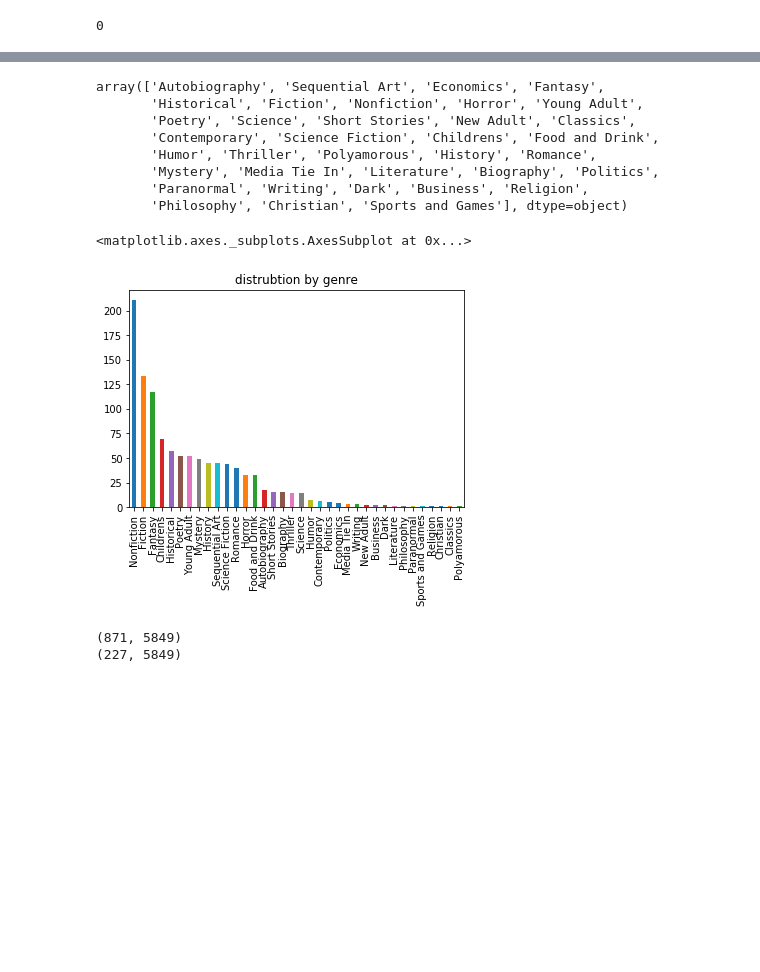
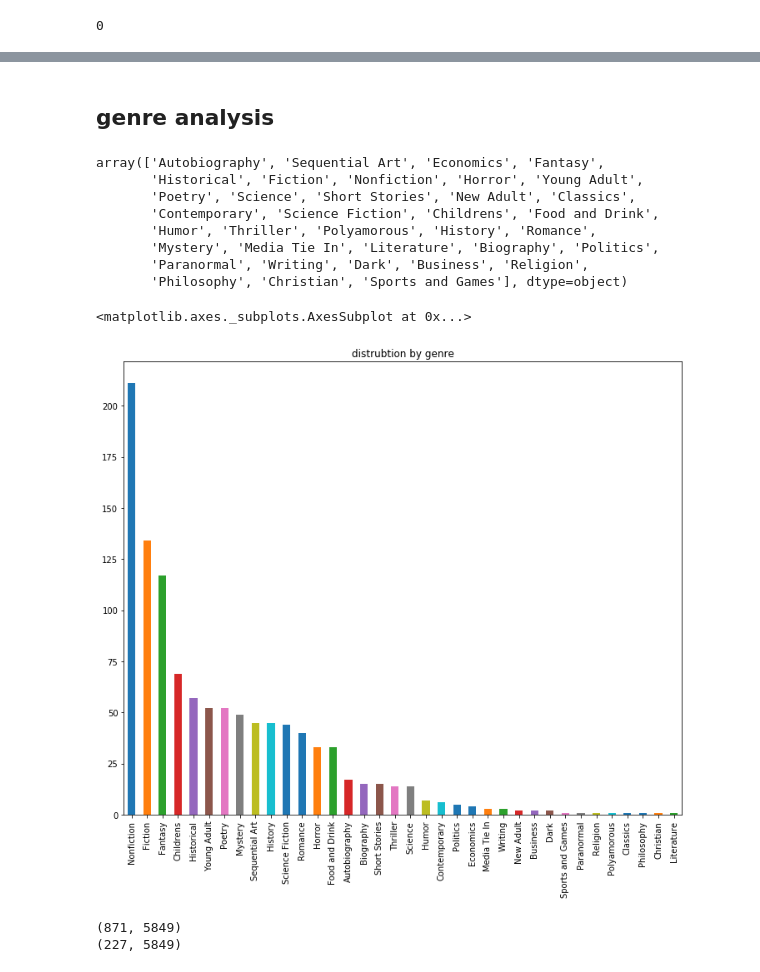
Before and after one commit to robillersomeone/NYT_bestsellers, a Jupyter notebook: train_data_EDA.ipynb, the cells around one changed output, grey strips where cells are left out. Cells and saved outputs as stored; diff of their text form; code cells hidden in the pictures; blank space fills up the shorter version.

```diff
--- a/train_data_EDA.ipynb
+++ b/train_data_EDA.ipynb
@@ -107,3 +104,5 @@ array([[<matplotlib.axes._subplots.AxesSubplot object at 0x...>,
+# %% [markdown]
+## genre analysis
 # %%
 # need to look at book_genre more
 df['book_genre'].unique()
@@ -117,18 +116,10 @@ array(['Autobiography', 'Sequential Art', 'Economics', 'Fantasy',
        'Mystery', 'Media Tie In', 'Literature', 'Biography', 'Politics',
        'Paranormal', 'Writing', 'Dark', 'Business', 'Religion',
        'Philosophy', 'Christian', 'Sports and Games'], dtype=object)
-# %%
-# this plot is for all books, bestsellers and not
-# sns.set(rc={'figure.figsize':(16,12)})
-# sns.countplot(x ='book_genre', data = df )
-# plt.xticks(rotation=68)
-# plt.title('Distribution of Genres')
-# plt.show()
-# df.plot.bar(x = df['book_genre'])
-
-# looking at the distrubtion by genre
-df['book_genre'].value_counts().plot(kind='bar', title='distrubtion by genre')
-# %% [output]
-<matplotlib.axes._subplots.AxesSubplot at 0x...>
-[figure, removed]
+# %%
+# distrubtion by genre of all books
+df['book_genre'].value_counts().plot(kind='bar', title='distrubtion by genre', figsize=(12,10))
+# %% [output]
+<matplotlib.axes._subplots.AxesSubplot at 0x...>
+[figure, added]
 # %%
```
Also changed, not shown: parts of 24 cells of this notebook, 4 other files.
